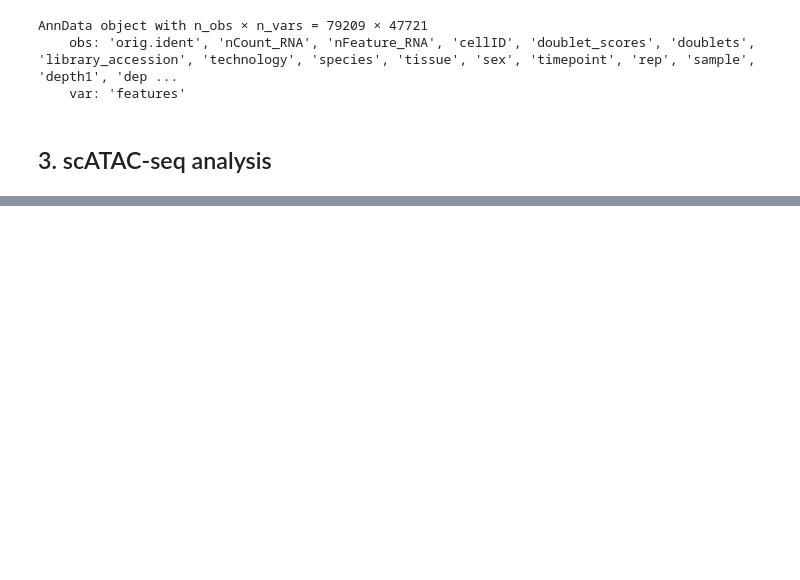
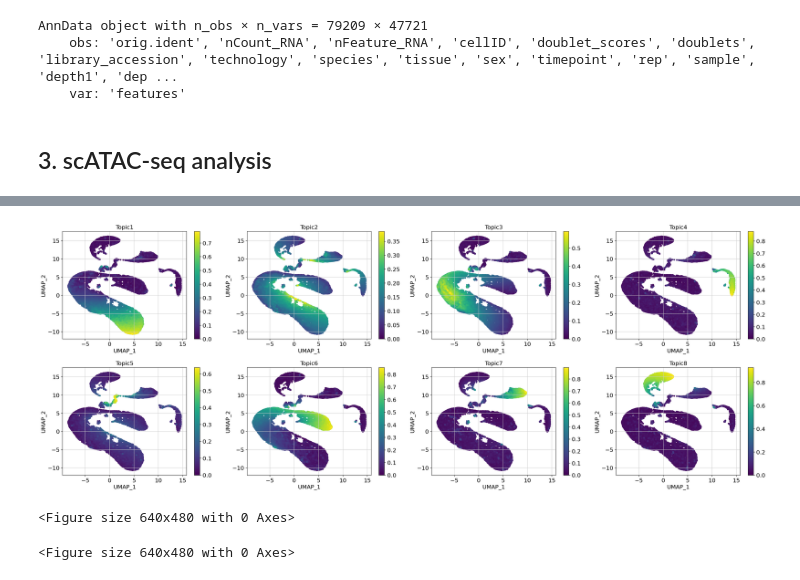
Before and after one commit to IGVF-UCSD/topic_grn_links, a Jupyter notebook: grn_inference/scenicplus/run.ipynb, the cells around one changed output, grey strips where cells are left out. Saved outputs shown, nothing was run; the diff lists cells and outputs as text; code cells hidden in the pictures; blank space fills up the shorter version.

```diff
--- a/grn_inference/scenicplus/run.ipynb
+++ b/grn_inference/scenicplus/run.ipynb
@@ -159,0 +758,4 @@ chromsizes
+# %%
+plot_topic(cistopic_obj, reduction_name = 'UMAP', num_columns = 4)
+# %% [output]
+[figure, added]
@@ -159,0 +769,7 @@ chromsizes
+# %%
+from pycisTopic.topic_binarization import *
+region_bin_topics_otsu = binarize_topics(cistopic_obj, method='otsu')
+region_bin_topics_top3k = binarize_topics(cistopic_obj, method='ntop', ntop = 3000)
+# %% [output]
+<Figure size 640x480 with 0 Axes>
+<Figure size 640x480 with 0 Axes>
```
Also changed, not shown: parts of 91 cells of this notebook, 30 other files.
